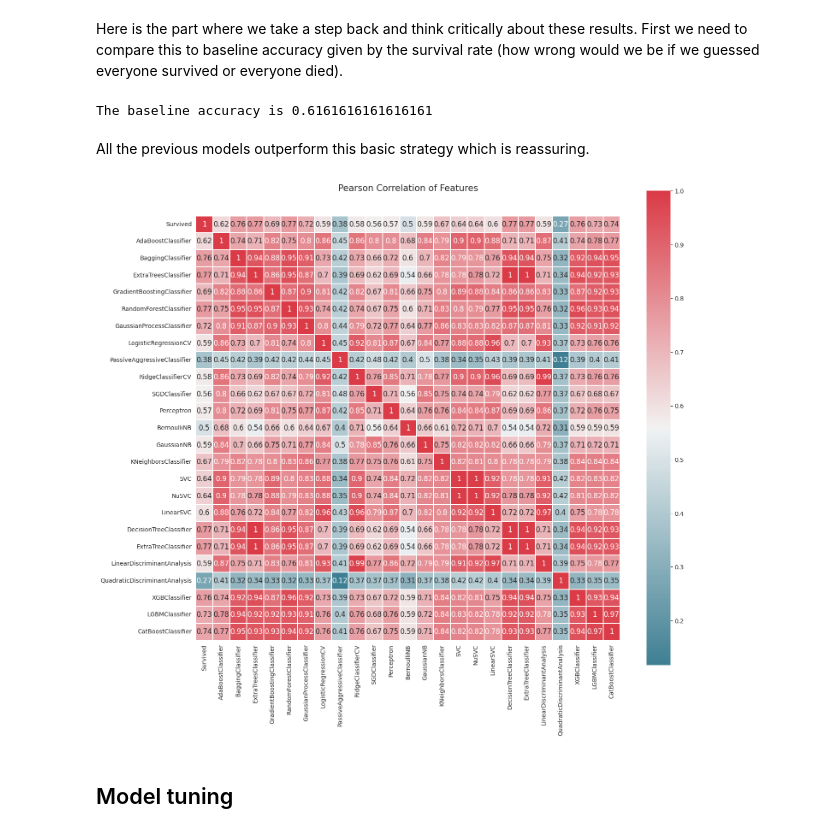
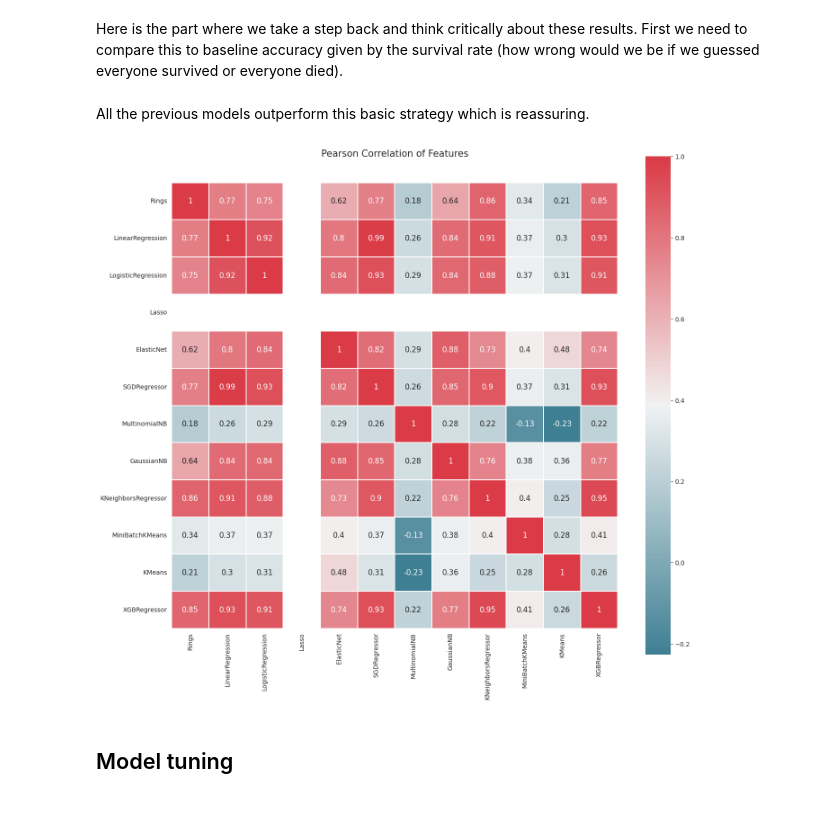
Before and after one commit to NicolasChagnet/kaggle-datasets-analysis, a Jupyter notebook: Abalone Regression/abalone_regression_iteration_2.ipynb, the cells around one changed output. Cells and saved outputs as stored; diff of their text form; code cells hidden in the pictures.

```diff
--- a/Abalone Regression/abalone_regression_iteration_2.ipynb
+++ b/Abalone Regression/abalone_regression_iteration_2.ipynb
@@ -206,27 +195 @@ Embarked    0
 dtype: int64
-# %%
-#### CREATING
-for dataset in [data1, data_val]:
-    # Discrete variables
-    dataset["FamilySize"] = dataset["SibSp"] + dataset["Parch"] + 1
-    dataset["IsAlone"] = dataset["FamilySize"] == 1
-
-    dataset["Title"] = dataset["Name"].str.split(", ", expand=True)[1].str.split(".", expand=True)[0]
-
-    # Continuous variables (qcut = frequency bins, cut = value bins)
-    dataset["FareBin"] = pd.qcut(dataset["Fare"], 4)
-    dataset["AgeBin"] = pd.cut(dataset["Age"].astype("int"), 5)
-
-# Cleanup uncommon titles
-print(data1["Title"].value_counts())
-print("-" * 10)
-threshold_count = 10
-title_names = data1["Title"].value_counts() < threshold_count
-data1["Title"] = data1["Title"].apply(lambda x: "Misc" if title_names[x] else x)
-print(data1["Title"].value_counts())
-print("-" * 10)
-
-# preview data again
-data1.info()
-data_val.info()
-data1.sample(10)
@@ -439,7 +399,6 @@ Dummy X Y:  ['Pclass', 'SibSp', 'Parch', 'FamilySize', 'IsAlone', 'Sex_male', 'S
 We split the data into training and testing sets. We do this for all three types of encoding
 # %%
 train1_x, test1_x, train1_y, test1_y = model_selection.train_test_split(data1[features_original_coded], data1[target], random_state = 0)
-train1_x_bin, test1_x_bin, train1_y_bin, test1_y_bin = model_selection.train_test_split(data1[features_bin_coded], data1[target] , random_state = 0)
 train1_x_dummy, test1_x_dummy, train1_y_dummy, test1_y_dummy = model_selection.train_test_split(data1[features_dummy], data1[target], random_state = 0)
 
 
@@ -589,6 +541,9 @@ correlation_heatmap(data1[features_original_coded])
 ## Model data
 # %% [markdown]
 In this section, we define various ML models and compare them
+# %%
+# Cross-test split the data (10 samples, 30% test, 60% train, 10% left out)
+cv_split = model_selection.ShuffleSplit(n_splits = 3, test_size = .3, train_size = .6, random_state = 0)
 # %%
 def create_comparison_alg():
     MLA_columns = ['MLA Name', 'MLA Parameters','MLA Train Accuracy Mean', 'MLA Test Accuracy Mean', 'MLA Test Accuracy 3*STD' ,'MLA Time']
@@ -603,7 +558,7 @@ def run_alg_cv(alg, X, y, cv):
     MLA_compare.loc[0, 'MLA Parameters'] = str(alg.get_params())
 
     # Test the algorithm on the cross-validation dataset
-    cv_results = model_selection.cross_validate(alg, X, y, cv  = cv, return_train_score=True)
+    cv_results = model_selection.cross_validate(alg, X, y, cv  = cv, return_train_score=True, scoring="neg_root_mean_squared_log_error")
     # Store results
     MLA_compare.loc[0, 'MLA Time'] = cv_results['fit_time'].mean()
     MLA_compare.loc[0, 'MLA Train Accuracy Mean'] = cv_results['train_score'].mean()
@@ -695,18 +690,12 @@ Evaluating algorithm SVC
 # %% [markdown]
 Here is the part where we take a step back and think critically about these results. First we need to compare this to baseline accuracy given by the survival rate (how wrong would we be if we guessed everyone survived or everyone died).
-# %%
-baseline_accuracy = ((data1[target] == 1).sum() / (data1[target] == 1).size).iloc[0]
-baseline_accuracy = max(baseline_accuracy, 1.0 - baseline_accuracy) # We compare the two uniform strategies
-print(f"The baseline accuracy is {baseline_accuracy}")
-# %% [output]
-The baseline accuracy is 0.6161616161616161
 # %% [markdown]
 All the previous models outperform this basic strategy which is reassuring.
 # %%
 # Compare all predictions of the different algorithms together
-correlation_heatmap(y_bin_compare, figsize=(16,16))
+correlation_heatmap(y_compare, figsize=(16,16))
 # %% [output]
-[figure, old version]
+[figure, new version]
 # %% [markdown]
 ## Model tuning
 # %% [markdown]
```
Also changed, not shown: parts of 27 cells of this notebook, 5 other files.
